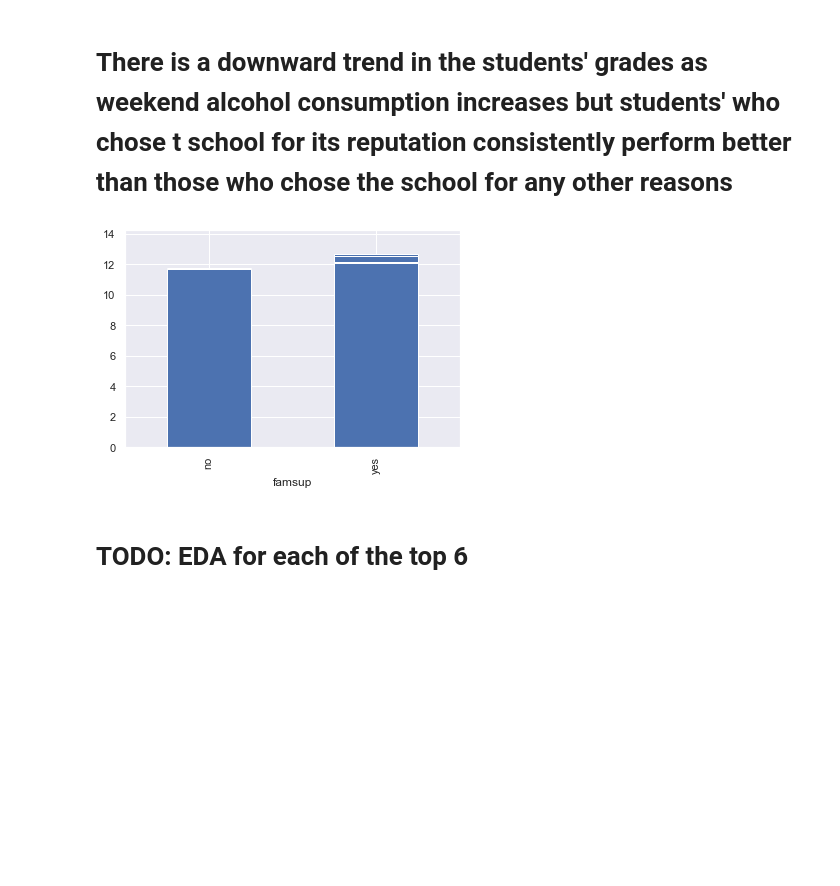
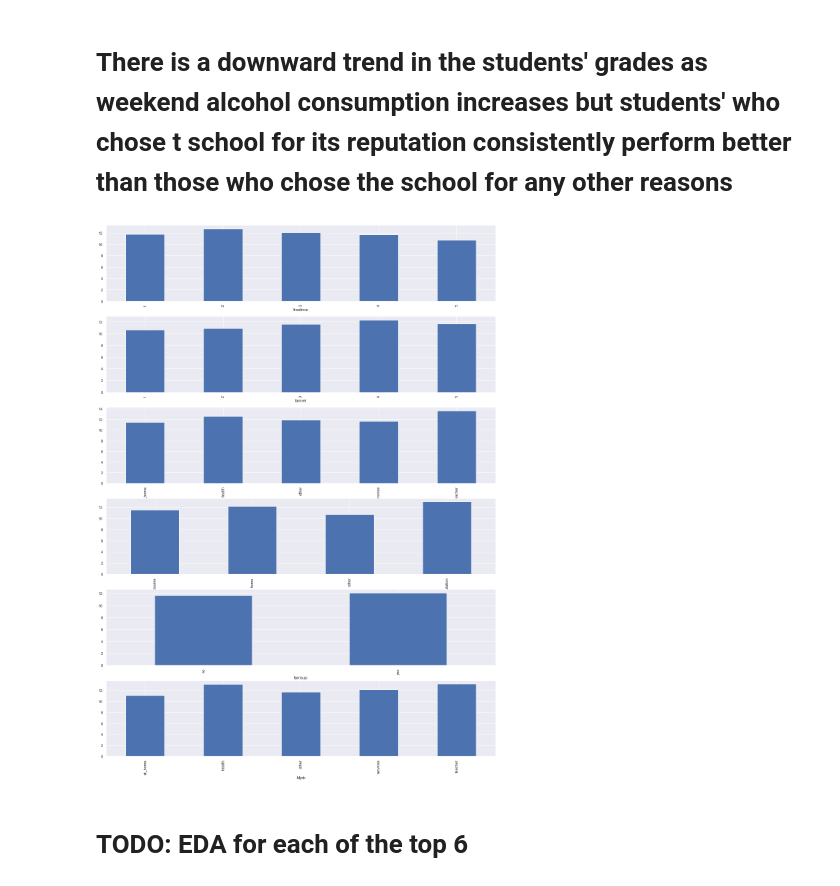
Before and after one commit to potatopotati/SC1015-mini-project, a Jupyter notebook: mini proj.ipynb, the cells around one changed output. Cells and saved outputs as stored; diff of their text form; code cells hidden in the pictures; blank space fills up the shorter version.

Commit message:
28/3/23
managed to group all the barplots into one figure

```diff
--- a/mini proj.ipynb
+++ b/mini proj.ipynb
@@ -276,15 +276,15 @@ g.set_axis_labels("Walc", "G3")
 # %% [markdown]
 # There is a downward trend in the students' grades as weekend alcohol consumption increases but students' who chose t school for its reputation consistently perform better than those who chose the school for any other reasons
 # %%
-#f,axes = plt.subplots(5,1,figsize=(20,24))
+f,axes = plt.subplots(6,1,figsize=(20,28))
 count = 0
 top5df=grade_df[['freetime','famrel','Fjob','reason','famsup','Mjob','G3']]
 for var in top5df:
     if var!='G3':
-        top5df.groupby(var)['G3'].mean().plot(kind='bar')
+        top5df.groupby(var)['G3'].mean().plot(kind='bar',ax=axes[count])
         #sb.barplot(x=var,y='G3',data=top5df,ax=axes[count])
         count+=1
 # %% [output]
-[figure, old version]
+[figure, new version]
 # %% [markdown]
 # TODO: EDA for each of the top 6
```
Also changed, not shown: parts of 4 cells of this notebook.
